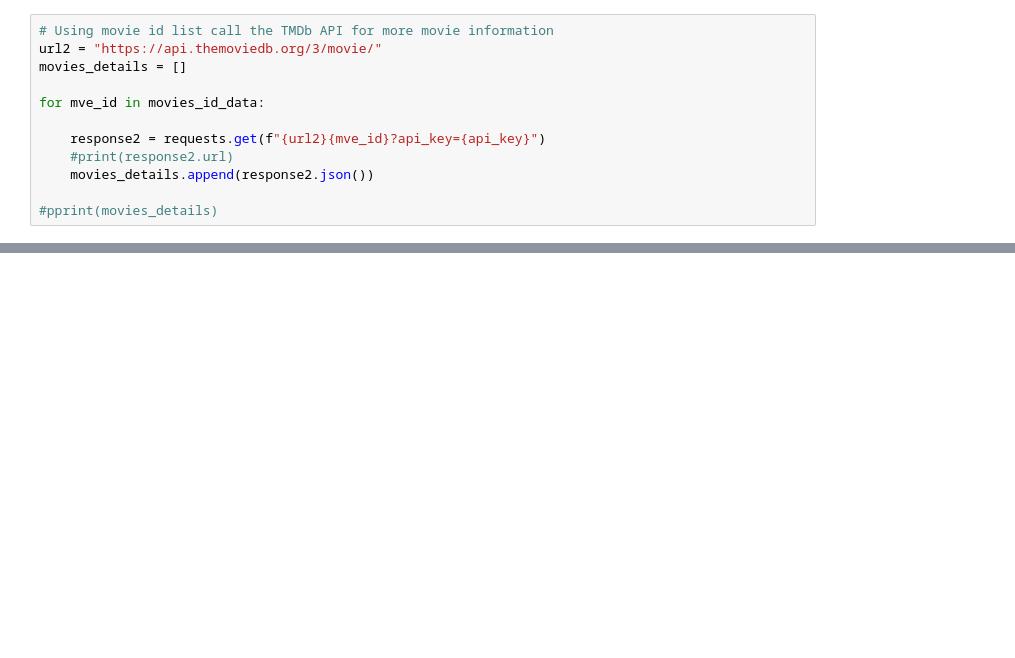
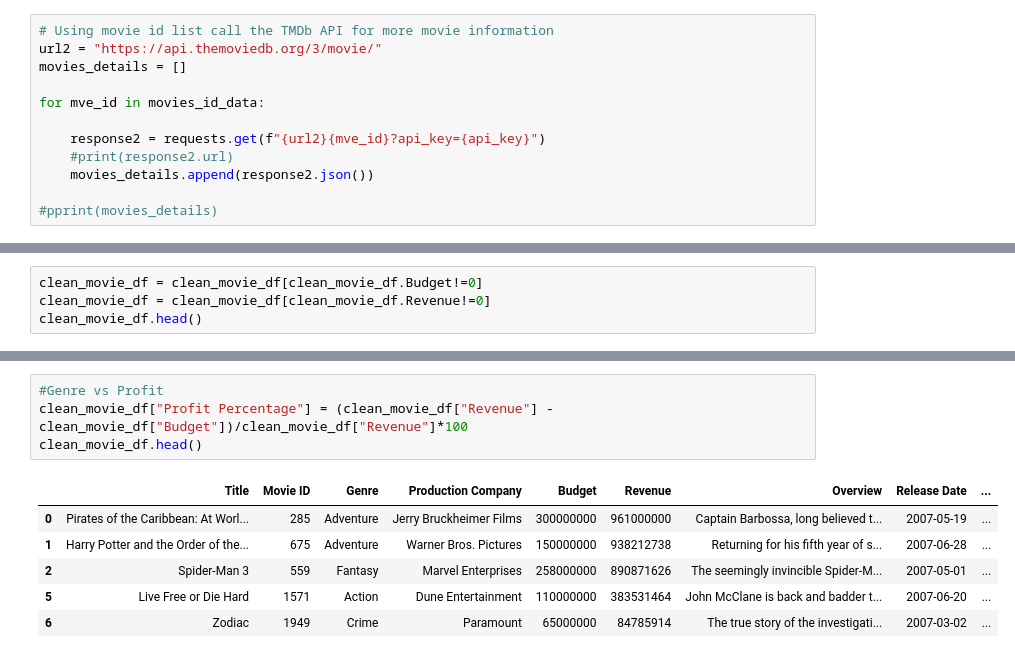
Before and after one commit to kelvinhy2005/Boa-Constrictor, a Jupyter notebook: ProjectWork.ipynb, the cells around one changed output, grey strips where cells are left out. Cells and saved outputs as stored; diff of their text form; blank space fills up the shorter version.

```diff
--- a/ProjectWork.ipynb
+++ b/ProjectWork.ipynb
@@ -171,0 +177,4 @@ clean_movie_df.head()
+# %%
+clean_movie_df = clean_movie_df[clean_movie_df.Budget!=0]
+clean_movie_df = clean_movie_df[clean_movie_df.Revenue!=0]
+clean_movie_df.head()
@@ -171,0 +188,11 @@ clean_movie_df.head()
+# %%
+#Genre vs Profit
+clean_movie_df["Profit Percentage"] = (clean_movie_df["Revenue"] - clean_movie_df["Budget"])/clean_movie_df["Revenue"]*100
+clean_movie_df.head()
+# %% [output]
+|  | Title | Movie ID | Genre | Production Company | Budget | Revenue | Overview | Release Date | ... |
+| 0 | Pirates of the Caribbean: At Worl... | 285 | Adventure | Jerry Bruckheimer Films | 300000000 | 961000000 | Captain Barbossa, long believed t... | 2007-05-19 | ... |
+| 1 | Harry Potter and the Order of the... | 675 | Adventure | Warner Bros. Pictures | 150000000 | 938212738 | Returning for his fifth year of s... | 2007-06-28 | ... |
+| 2 | Spider-Man 3 | 559 | Fantasy | Marvel Enterprises | 258000000 | 890871626 | The seemingly invincible Spider-M... | 2007-05-01 | ... |
+| 5 | Live Free or Die Hard | 1571 | Action | Dune Entertainment | 110000000 | 383531464 | John McClane is back and badder t... | 2007-06-20 | ... |
+| 6 | Zodiac | 1949 | Crime | Paramount | 65000000 | 84785914 | The true story of the investigati... | 2007-03-02 | ... |
```
Also changed, not shown: parts of 10 cells of this notebook.
